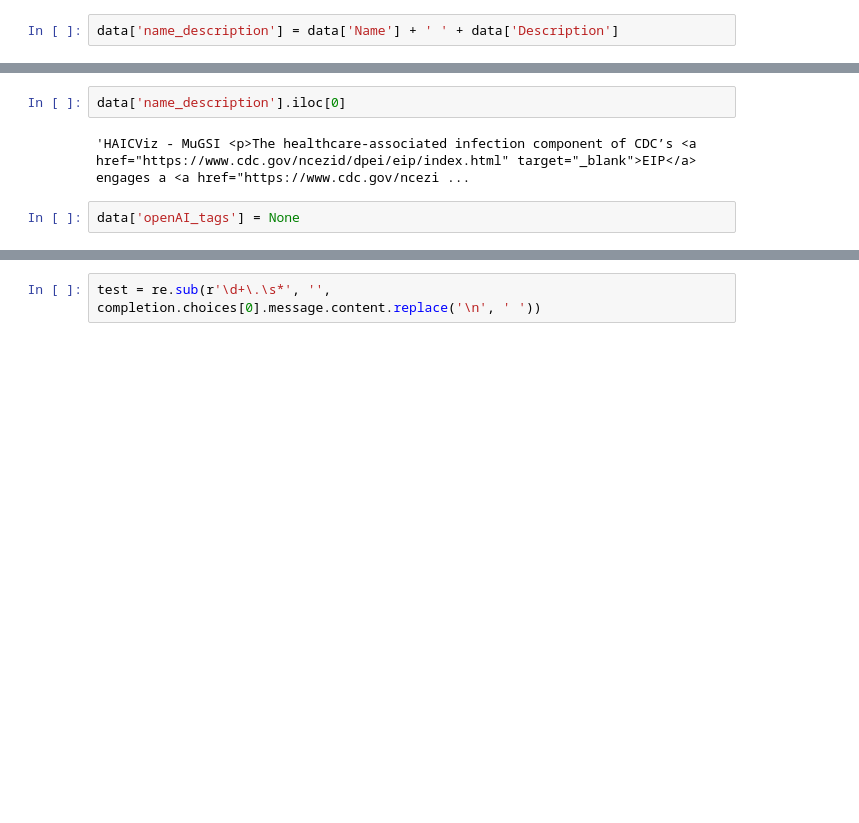
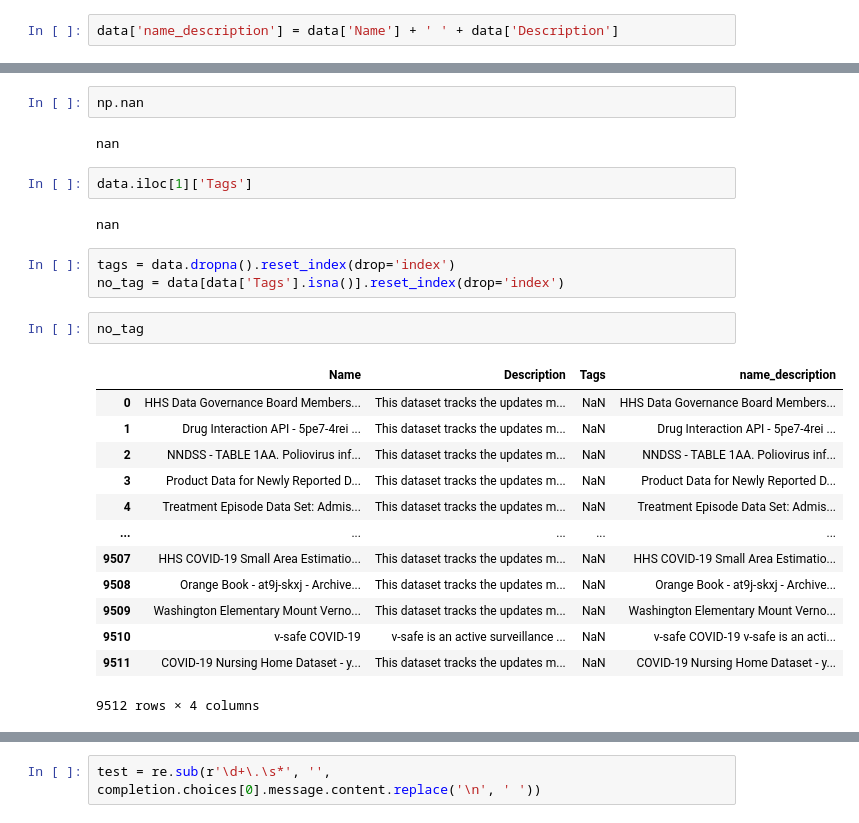
Before and after one commit to jyulkm/Tyler-Tech-Practicum, a Jupyter notebook: main.ipynb, the cells around one changed output, grey strips where cells are left out. Saved outputs shown, nothing was run; the diff lists cells and outputs as text; blank space fills up the shorter version.

```diff
--- a/main.ipynb
+++ b/main.ipynb
@@ -49,9 +34,30 @@ data
+# %%
+np.nan
+# %% [output]
+nan
 # %%
-data['name_description'].iloc[0]
+data.iloc[1]['Tags']
 # %% [output]
-'HAICViz - MuGSI <p>The healthcare-associated infection component of CDC’s <a href="https://www.cdc.gov/ncezid/dpei/eip/index.html" target="_blank">EIP</a> engages a <a href="https://www.cdc.gov/ncezi ...
+nan
-# %%
-data['openAI_tags'] = None
+# %%
+tags = data.dropna().reset_index(drop='index')
+no_tag = data[data['Tags'].isna()].reset_index(drop='index')
+# %%
+no_tag
+# %% [output]
+|  | Name | Description | Tags | name_description |
+| 0 | HHS Data Governance Board Members... | This dataset tracks the updates m... | NaN | HHS Data Governance Board Members... |
+| 1 | Drug Interaction API - 5pe7-4rei ... | This dataset tracks the updates m... | NaN | Drug Interaction API - 5pe7-4rei ... |
+| 2 | NNDSS - TABLE 1AA. Poliovirus inf... | This dataset tracks the updates m... | NaN | NNDSS - TABLE 1AA. Poliovirus inf... |
+| 3 | Product Data for Newly Reported D... | This dataset tracks the updates m... | NaN | Product Data for Newly Reported D... |
+| 4 | Treatment Episode Data Set: Admis... | This dataset tracks the updates m... | NaN | Treatment Episode Data Set: Admis... |
+| ... | ... | ... | ... | ... |
+| 9507 | HHS COVID-19 Small Area Estimatio... | This dataset tracks the updates m... | NaN | HHS COVID-19 Small Area Estimatio... |
+| 9508 | Orange Book - at9j-skxj - Archive... | This dataset tracks the updates m... | NaN | Orange Book - at9j-skxj - Archive... |
+| 9509 | Washington Elementary Mount Verno... | This dataset tracks the updates m... | NaN | Washington Elementary Mount Verno... |
+| 9510 | v-safe COVID-19 | v-safe is an active surveillance ... | NaN | v-safe COVID-19 v-safe is an acti... |
+| 9511 | COVID-19 Nursing Home Dataset - y... | This dataset tracks the updates m... | NaN | COVID-19 Nursing Home Dataset - y... |
+9512 rows × 4 columns
 # %%
 client = OpenAI(api_key="sk-proj-OW3BIPRXsb4uhiwB1vO9T3BlbkFJNBekzWtxf16Wl2qBHmVS")
 
```
Also changed, not shown: parts of 6 cells of this notebook.
